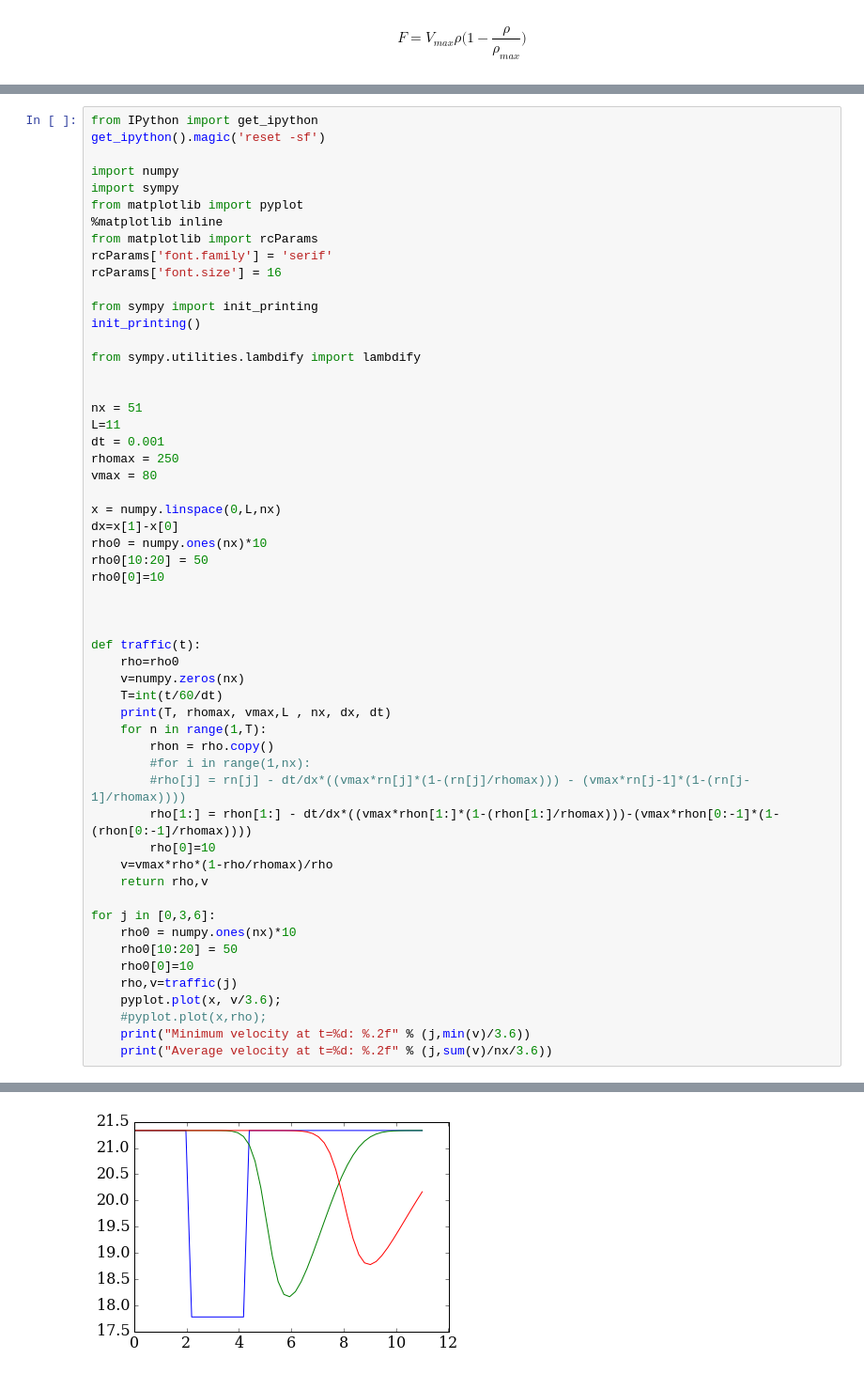
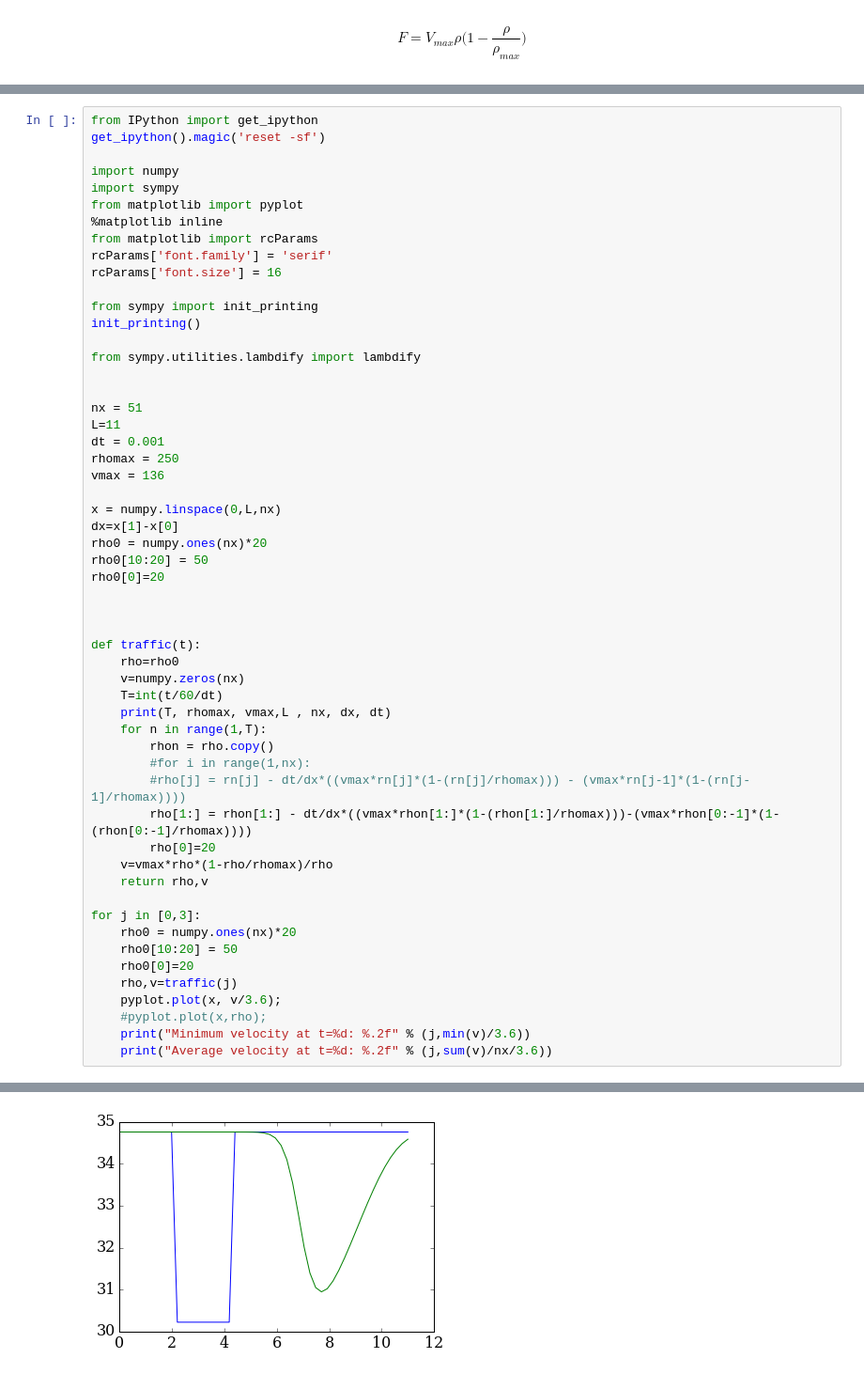
Before and after one commit to kaffeeknecht/numerical-mooc, a Jupyter notebook: working/02_spacetime/Module 2 - assessment.ipynb, the cells around one changed output, grey strips where cells are left out. Shown at 94% size. Drawn from its saved outputs; the diff is of its cells as text.

```diff
--- a/working/02_spacetime/Module 2 - assessment.ipynb
+++ b/working/02_spacetime/Module 2 - assessment.ipynb
@@ -67,13 +130,13 @@ nx = 51
 L=11
 dt = 0.001
 rhomax = 250
-vmax = 80
+vmax = 136
 
 x = numpy.linspace(0,L,nx)
 dx=x[1]-x[0]
-rho0 = numpy.ones(nx)*10
+rho0 = numpy.ones(nx)*20
 rho0[10:20] = 50
-rho0[0]=10
+rho0[0]=20
 
 
 
@@ -87,14 +150,14 @@ def traffic(t):
         #for i in range(1,nx):
         #rho[j] = rn[j] - dt/dx*((vmax*rn[j]*(1-(rn[j]/rhomax))) - (vmax*rn[j-1]*(1-(rn[j-1]/rhomax))))
         rho[1:] = rhon[1:] - dt/dx*((vmax*rhon[1:]*(1-(rhon[1:]/rhomax)))-(vmax*rhon[0:-1]*(1-(rhon[0:-1]/rhomax))))
-        rho[0]=10
+        rho[0]=20
     v=vmax*rho*(1-rho/rhomax)/rho
     return rho,v
 
-for j in [0,3,6]:
-    rho0 = numpy.ones(nx)*10
+for j in [0,3]:
+    rho0 = numpy.ones(nx)*20
     rho0[10:20] = 50
-    rho0[0]=10
+    rho0[0]=20
     rho,v=traffic(j)
     pyplot.plot(x, v/3.6);
     #pyplot.plot(x,rho);
@@ -113 +173 @@ Average velocity at t=6: 20.73
-[figure, old version]
+[figure, new version]
```
Also changed, not shown: parts of 3 cells of this notebook, 26 other files.
